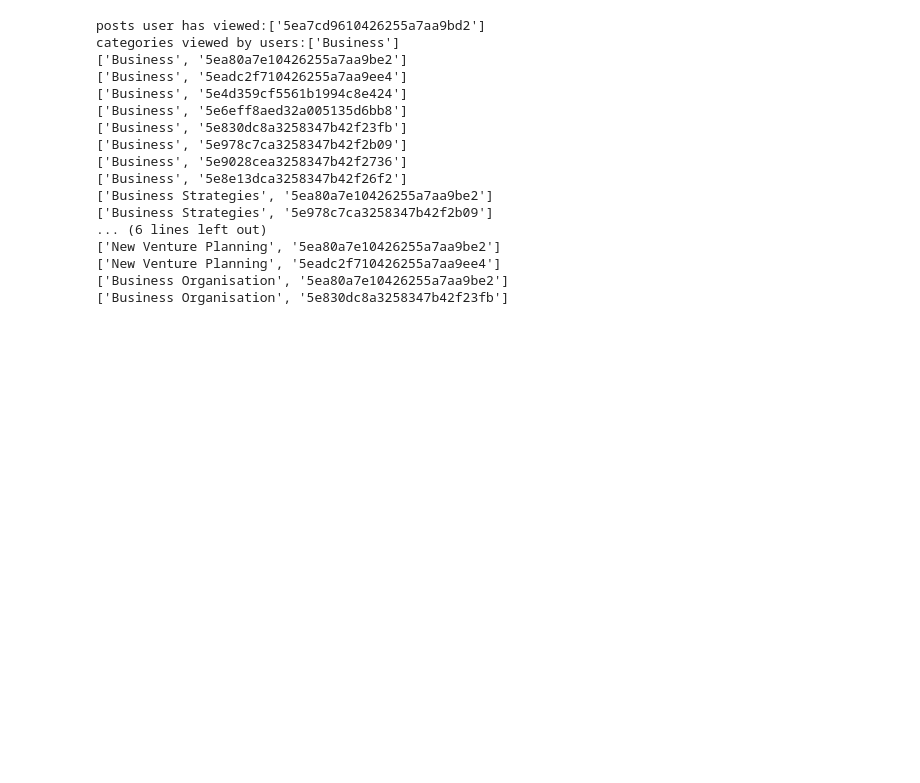
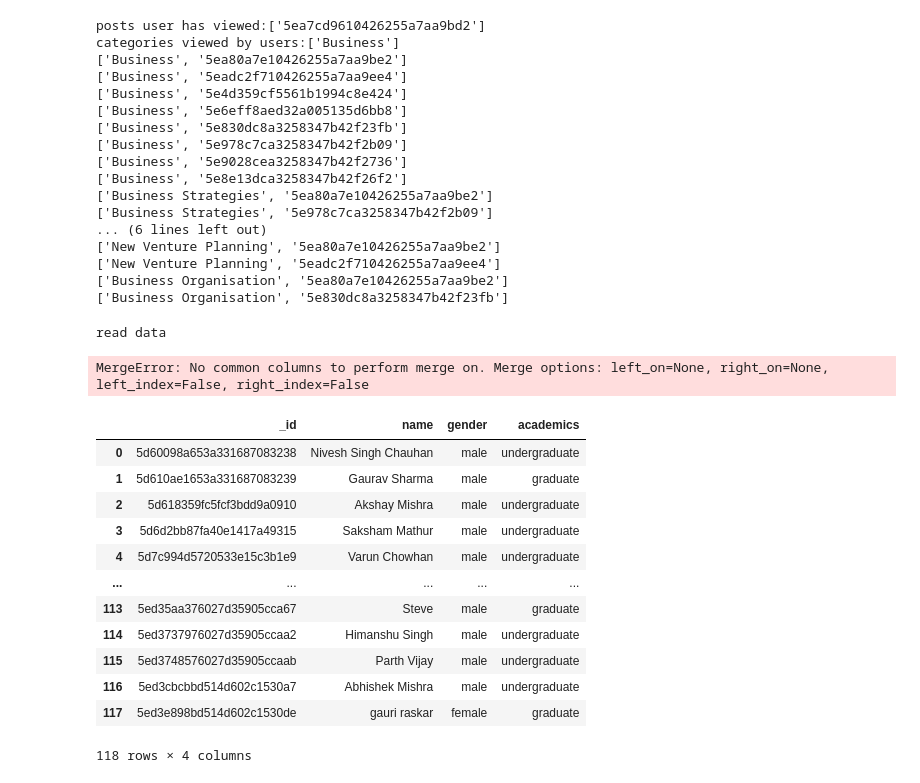
Before and after one commit to feranzie/E2E-recommender-system, a Jupyter notebook: train.ipynb, the cells around one changed output. Cells and saved outputs as stored; diff of their text form; code cells hidden in the pictures; blank space fills up the shorter version.

```diff
--- a/train.ipynb
+++ b/train.ipynb
@@ -293,0 +313,29 @@ categories viewed by users:['Business']
+# %%
+def main():
+    post, user, view=read_data()
+    print('read data')
+    prepare_features(post, user, view)
+    print('prepared data')
+
+main()
+# %% [output]
+read data
+MergeError: No common columns to perform merge on. Merge options: left_on=None, right_on=None, left_index=False, right_index=False
+# %%
+user.rename(columns={"user_id":'post_id'}, inplace = True)
+# %%
+user
+# %% [output]
+|  | _id | name | gender | academics |
+| 0 | 5d60098a653a331687083238 | Nivesh Singh Chauhan | male | undergraduate |
+| 1 | 5d610ae1653a331687083239 | Gaurav Sharma | male | graduate |
+| 2 | 5d618359fc5fcf3bdd9a0910 | Akshay Mishra | male | undergraduate |
+| 3 | 5d6d2bb87fa40e1417a49315 | Saksham Mathur | male | undergraduate |
+| 4 | 5d7c994d5720533e15c3b1e9 | Varun Chowhan | male | undergraduate |
+| ... | ... | ... | ... | ... |
+| 113 | 5ed35aa376027d35905cca67 | Steve | male | graduate |
+| 114 | 5ed3737976027d35905ccaa2 | Himanshu Singh | male | undergraduate |
+| 115 | 5ed3748576027d35905ccaab | Parth Vijay | male | undergraduate |
+| 116 | 5ed3cbcbbd514d602c1530a7 | Abhishek Mishra | male | undergraduate |
+| 117 | 5ed3e898bd514d602c1530de | gauri raskar | female | graduate |
+118 rows × 4 columns
```
Also changed, not shown: parts of 15 cells of this notebook, 15 other files.
